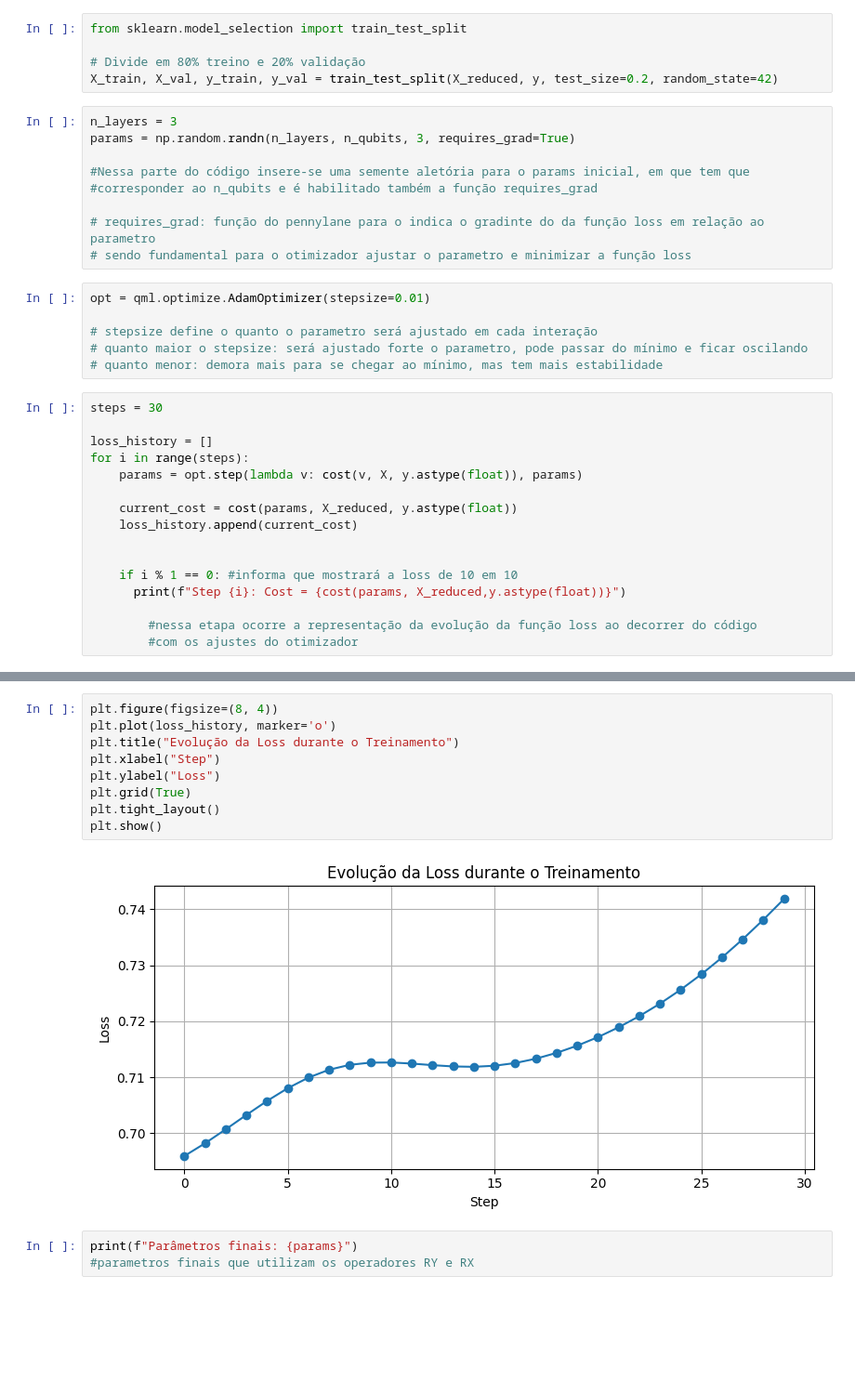
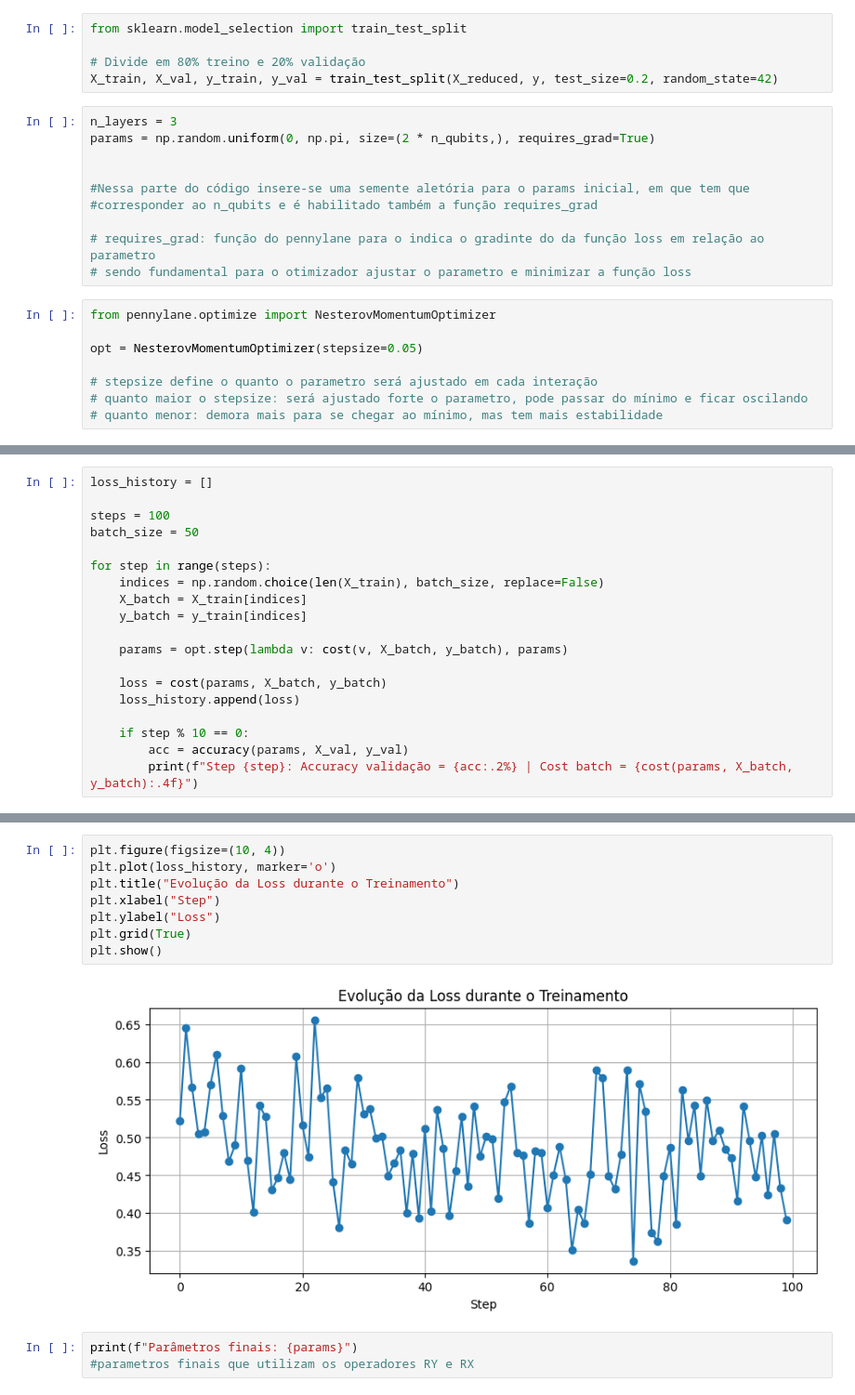
Before and after one commit to Gabriel-Esteves-0404/BASECODE, a Jupyter notebook: BASECOD.ipynb, the cells around one changed output, grey strips where cells are left out. Shown: that part at 93% size. Saved outputs shown, nothing was run; the diff lists cells and outputs as text; blank space fills up the shorter version.

```diff
--- a/BASECOD.ipynb
+++ b/BASECOD.ipynb
@@ -168,7 +225,8 @@ from sklearn.model_selection import train_test_split
 X_train, X_val, y_train, y_val = train_test_split(X_reduced, y, test_size=0.2, random_state=42)
 # %%
 n_layers = 3
-params = np.random.randn(n_layers, n_qubits, 3, requires_grad=True)
+params = np.random.uniform(0, np.pi, size=(2 * n_qubits,), requires_grad=True)
+
 
 #Nessa parte do código insere-se uma semente aletória para o params inicial, em que tem que
 #corresponder ao n_qubits e é habilitado também a função requires_grad
@@ -176,24 +234,10 @@ params = np.random.randn(n_layers, n_qubits, 3, requires_grad=True)
 # requires_grad: função do pennylane para o indica o gradinte do da função loss em relação ao parametro
 # sendo fundamental para o otimizador ajustar o parametro e minimizar a função loss
 # %%
-opt = qml.optimize.AdamOptimizer(stepsize=0.01)
+from pennylane.optimize import NesterovMomentumOptimizer
+
+opt = NesterovMomentumOptimizer(stepsize=0.05)
 
 # stepsize define o quanto o parametro será ajustado em cada interação
 # quanto maior o stepsize: será ajustado forte o parametro, pode passar do mínimo e ficar oscilando
 # quanto menor: demora mais para se chegar ao mínimo, mas tem mais estabilidade
-# %%
-steps = 30
-
-loss_history = []
-for i in range(steps):
-    params = opt.step(lambda v: cost(v, X, y.astype(float)), params)
-
-    current_cost = cost(params, X_reduced, y.astype(float))
-    loss_history.append(current_cost)
-
-
-    if i % 1 == 0: #informa que mostrará a loss de 10 em 10
-      print(f"Step {i}: Cost = {cost(params, X_reduced,y.astype(float))}")
-
-        #nessa etapa ocorre a representação da evolução da função loss ao decorrer do código
-        #com os ajustes do otimizador
@@ -217,0 +244,19 @@ Step 29: Cost = 0.7418757908360569
+# %%
+loss_history = []
+
+steps = 100
+batch_size = 50
+
+for step in range(steps):
+    indices = np.random.choice(len(X_train), batch_size, replace=False)
+    X_batch = X_train[indices]
+    y_batch = y_train[indices]
+
+    params = opt.step(lambda v: cost(v, X_batch, y_batch), params)
+
+    loss = cost(params, X_batch, y_batch)
+    loss_history.append(loss)
+
+    if step % 10 == 0:
+        acc = accuracy(params, X_val, y_val)
+        print(f"Step {step}: Accuracy validação = {acc:.2%} | Cost batch = {cost(params, X_batch, y_batch):.4f}")
@@ -218,14 +274,13 @@ Step 29: Cost = 0.7418757908360569
 # %%
-plt.figure(figsize=(8, 4))
+plt.figure(figsize=(10, 4))
 plt.plot(loss_history, marker='o')
 plt.title("Evolução da Loss durante o Treinamento")
 plt.xlabel("Step")
 plt.ylabel("Loss")
 plt.grid(True)
-plt.tight_layout()
 plt.show()
 # %% [output]
-[figure, old version]
+[figure, new version]
 # %%
 print(f"Parâmetros finais: {params}")
 #parametros finais que utilizam os operadores RY e RX
```
Also changed, not shown: parts of 9 cells of this notebook.
